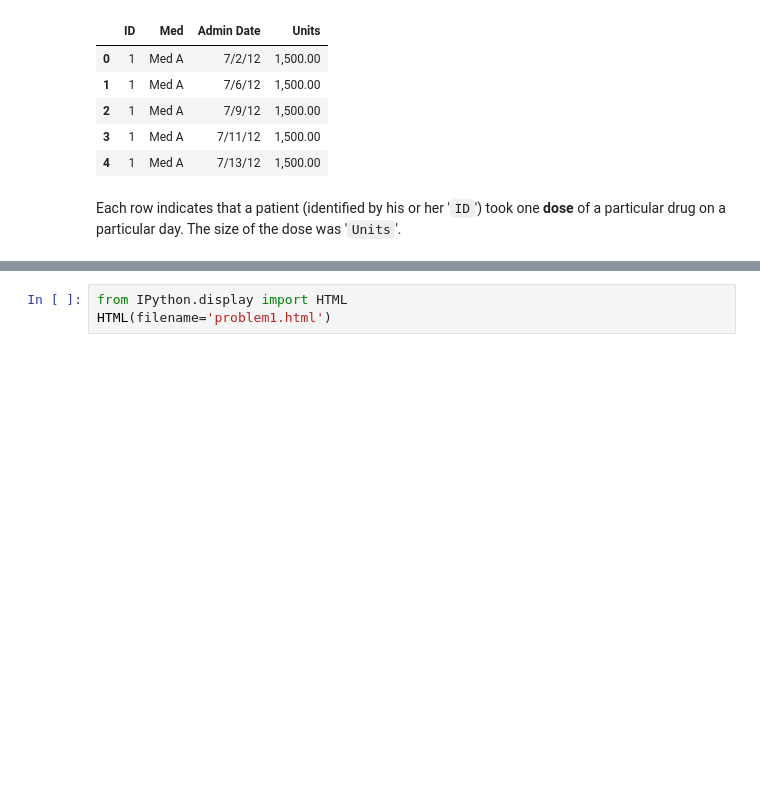
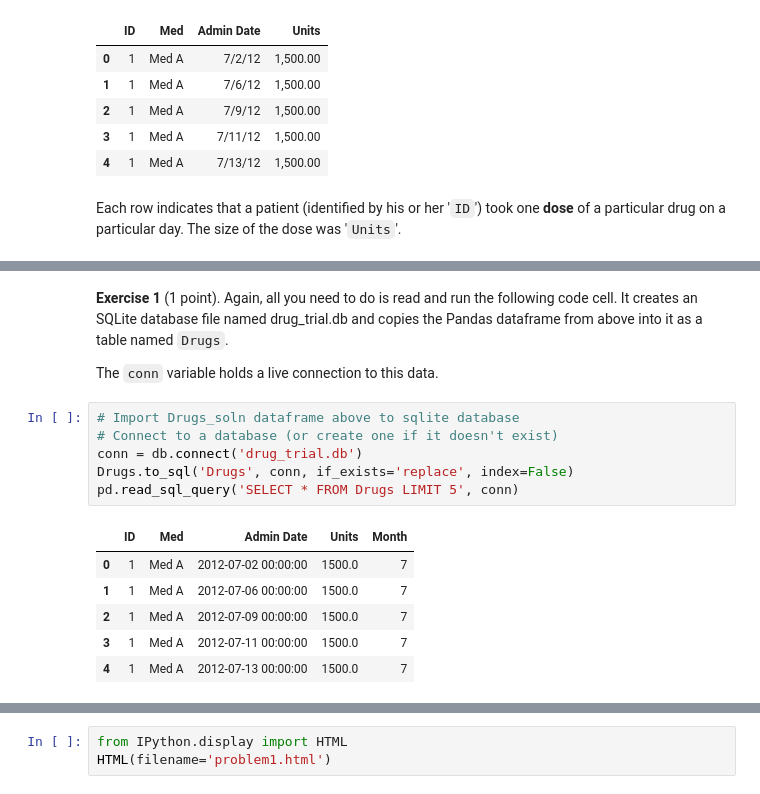
Before and after one commit to thetinahang/computing-data-analysis-review, a Jupyter notebook: Midterm2/midterm2_problem1.ipynb, the cells around one changed output, grey strips where cells are left out. Saved outputs shown, nothing was run; the diff lists cells and outputs as text; blank space fills up the shorter version.

```diff
--- a/Midterm2/midterm2_problem1.ipynb
+++ b/Midterm2/midterm2_problem1.ipynb
@@ -121,0 +151,17 @@ Each row indicates that a patient (identified by his or her '`ID`') took one __d
+# %% [markdown]
+__Exercise 1__ (1 point). Again, all you need to do is read and run the following code cell. It creates an SQLite database file named drug_trial.db and copies the Pandas dataframe from above into it as a table named `Drugs`.
+
+The `conn` variable holds a live connection to this data.
+# %%
+# Import Drugs_soln dataframe above to sqlite database
+# Connect to a database (or create one if it doesn't exist)
+conn = db.connect('drug_trial.db')
+Drugs.to_sql('Drugs', conn, if_exists='replace', index=False)
+pd.read_sql_query('SELECT * FROM Drugs LIMIT 5', conn)
+# %% [output]
+|  | ID | Med | Admin Date | Units | Month |
+| 0 | 1 | Med A | 2012-07-02 00:00:00 | 1500.0 | 7 |
+| 1 | 1 | Med A | 2012-07-06 00:00:00 | 1500.0 | 7 |
+| 2 | 1 | Med A | 2012-07-09 00:00:00 | 1500.0 | 7 |
+| 3 | 1 | Med A | 2012-07-11 00:00:00 | 1500.0 | 7 |
+| 4 | 1 | Med A | 2012-07-13 00:00:00 | 1500.0 | 7 |
```
Also changed, not shown: parts of 13 cells of this notebook, 1 other file.
